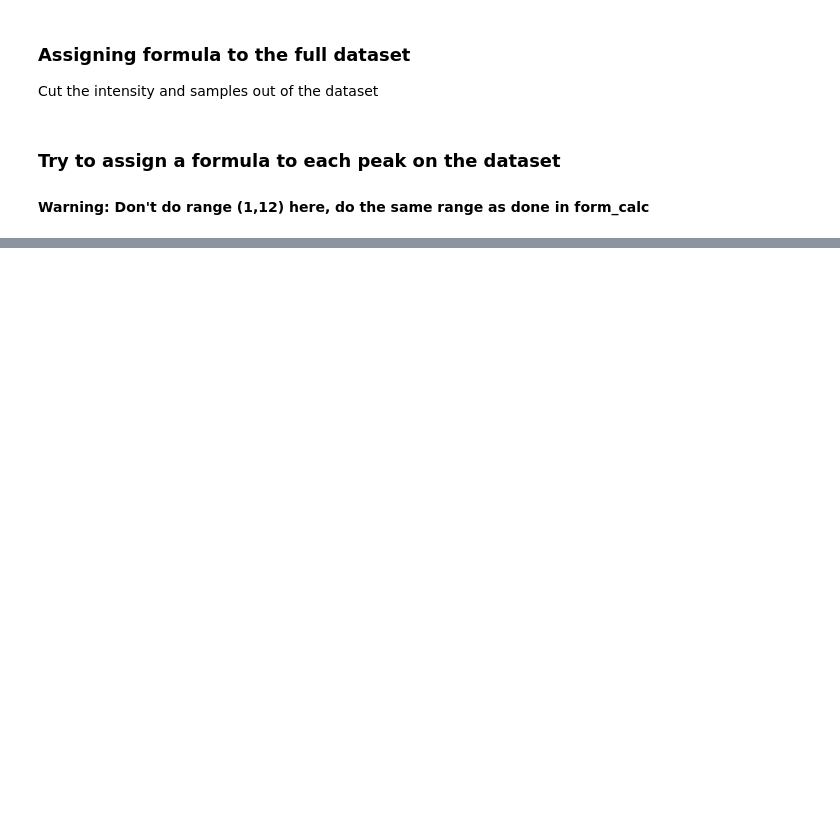
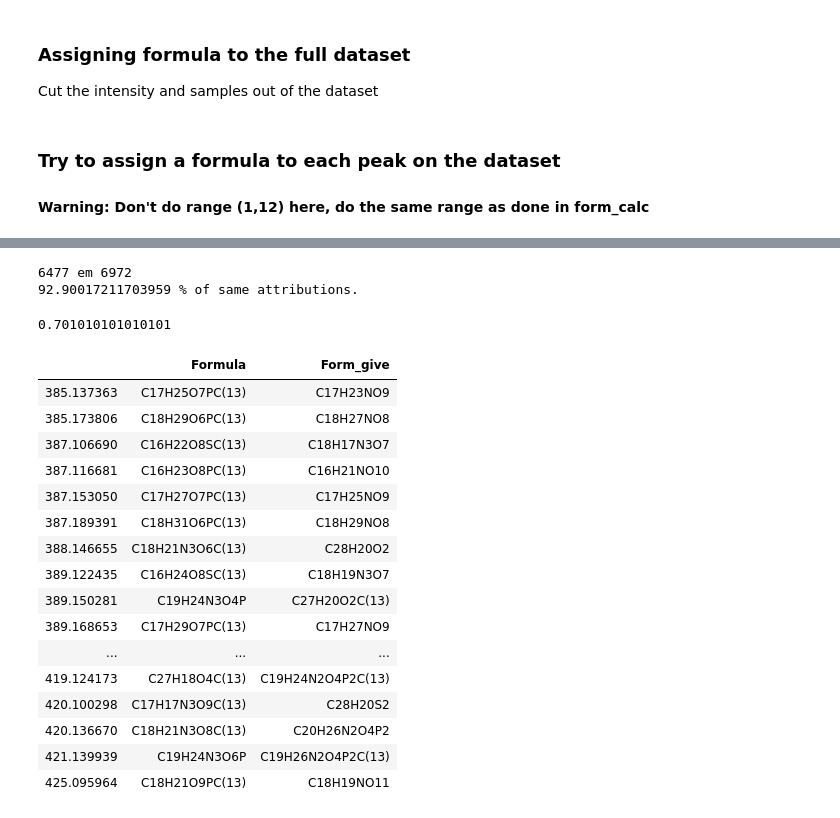
Before and after one commit to aeferreira/similarity_share, a Jupyter notebook: FormGeneration_Assignment.ipynb, the cells around one changed output, grey strips where cells are left out. Saved outputs shown, nothing was run; the diff lists cells and outputs as text; code cells hidden in the pictures; blank space fills up the shorter version.

```diff
--- a/FormGeneration_Assignment.ipynb
+++ b/FormGeneration_Assignment.ipynb
@@ -1021,0 +763,7 @@ print(intersection, cls, 3872 - cls, intersection/(3872 - cls))
+# %%
+ending = pd.concat([forma2,forma], axis = 1)
+ending.replace({0:np.nan})
+ending[ending['Formula'] != 0]
+ending = ending.loc[ending.index<800]
+ending = ending.loc[ending.index>100]
+#ending
@@ -1021,0 +788,48 @@ print(intersection, cls, 3872 - cls, intersection/(3872 - cls))
+# %%
+intersection = 0
+cls = 0
+for i in range(len(colus)):
+    if colus.iloc[i,0] == colus.iloc[i,1]:
+        intersection = intersection + 1
+
+print(intersection, 'em', colus2.sum().iloc[0])
+print(intersection/colus2.sum().iloc[0]*100, '% of same attributions.', )
+# %% [output]
+6477 em 6972
+92.90017211703959 % of same attributions.
+# %%
+ddddd = colus[colus.fillna(0)['Formula'] != 0]
+#ddddd = colus[colus.fillna(0)['Form_give'] != 0]
+ccccc = ddddd[ddddd['Formula'] != ddddd['Form_give']]
+oi = []
+#oi = pd.DataFrame(columns = ['Formula'])
+for i in range(len(ccccc)):
+    if 'C(13)' in ccccc['Formula'].iloc[i]:
+        oi.append(ccccc.iloc[i])
+    #if 'C(13)' in ccccc['Form_give'].iloc[i]:
+        #oi.append(ccccc.iloc[i])
+
+len(oi)
+len(oi) / (colus2.sum().iloc[0] - intersection)
+# %% [output]
+0.701010101010101
+# %%
+ccccc.iloc[50:100]
+# %% [output]
+|  | Formula | Form_give |
+| 385.137363 | C17H25O7PC(13) | C17H23NO9 |
+| 385.173806 | C18H29O6PC(13) | C18H27NO8 |
+| 387.106690 | C16H22O8SC(13) | C18H17N3O7 |
+| 387.116681 | C16H23O8PC(13) | C16H21NO10 |
+| 387.153050 | C17H27O7PC(13) | C17H25NO9 |
+| 387.189391 | C18H31O6PC(13) | C18H29NO8 |
+| 388.146655 | C18H21N3O6C(13) | C28H20O2 |
+| 389.122435 | C16H24O8SC(13) | C18H19N3O7 |
+| 389.150281 | C19H24N3O4P | C27H20O2C(13) |
+| 389.168653 | C17H29O7PC(13) | C17H27NO9 |
+| ... | ... | ... |
+| 419.124173 | C27H18O4C(13) | C19H24N2O4P2C(13) |
+| 420.100298 | C17H17N3O9C(13) | C28H20S2 |
+| 420.136670 | C18H21N3O8C(13) | C20H26N2O4P2 |
+| 421.139939 | C19H24N3O6P | C19H26N2O4P2C(13) |
+| 425.095964 | C18H21O9PC(13) | C18H19NO11 |
```
Also changed, not shown: parts of 70 cells of this notebook.
